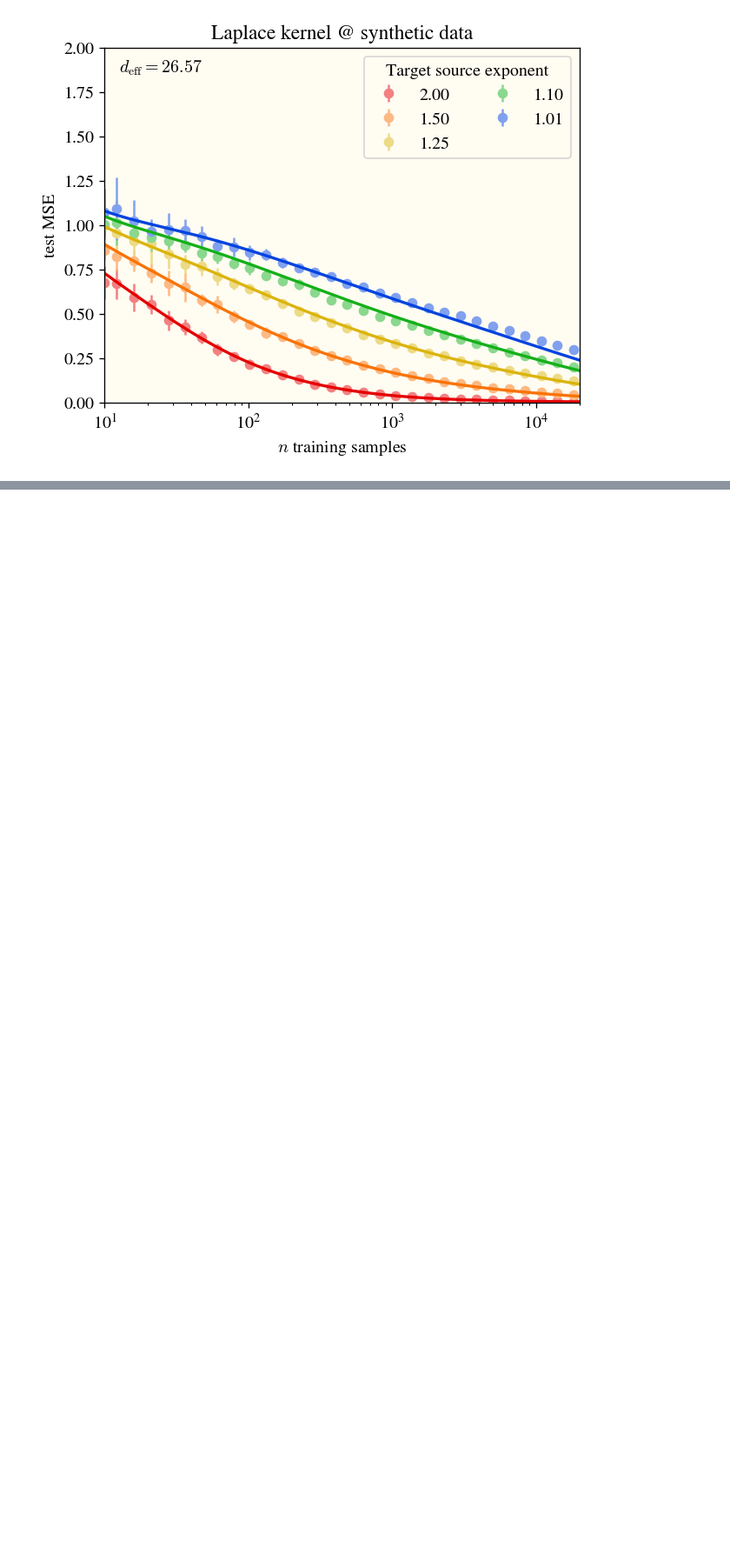
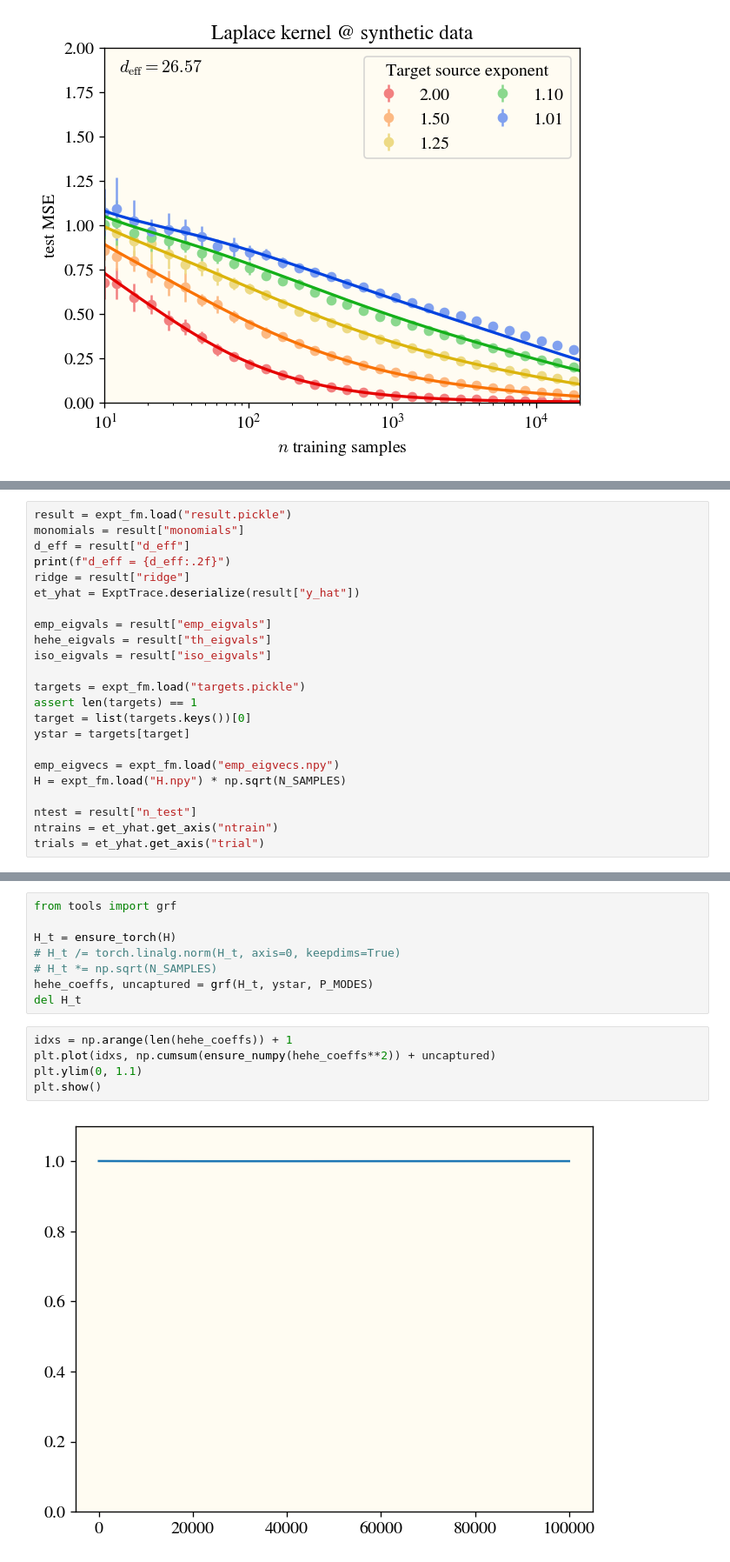
Before and after one commit to james-simon/feature_recombination, a Jupyter notebook: notebooks/learning-curves.ipynb, the cells around one changed output, grey strips where cells are left out. Shown at 87% size. Drawn from its saved outputs; the diff is of its cells as text; blank space fills up the shorter version.

```diff
--- a/notebooks/learning-curves.ipynb
+++ b/notebooks/learning-curves.ipynb
@@ -408,0 +450,23 @@ plt.show()
+# %%
+result = expt_fm.load("result.pickle")
+monomials = result["monomials"]
+d_eff = result["d_eff"]
+print(f"d_eff = {d_eff:.2f}")
+ridge = result["ridge"]
+et_yhat = ExptTrace.deserialize(result["y_hat"])
+
+emp_eigvals = result["emp_eigvals"]
+hehe_eigvals = result["th_eigvals"]
+iso_eigvals = result["iso_eigvals"]
+
+targets = expt_fm.load("targets.pickle")
+assert len(targets) == 1
+target = list(targets.keys())[0]
+ystar = targets[target]
+
+emp_eigvecs = expt_fm.load("emp_eigvecs.npy")
+H = expt_fm.load("H.npy") * np.sqrt(N_SAMPLES)
+
+ntest = result["n_test"]
+ntrains = et_yhat.get_axis("ntrain")
+trials = et_yhat.get_axis("trial")
@@ -408,0 +480,15 @@ plt.show()
+# %%
+from tools import grf
+
+H_t = ensure_torch(H)
+# H_t /= torch.linalg.norm(H_t, axis=0, keepdims=True)
+# H_t *= np.sqrt(N_SAMPLES)
+hehe_coeffs, uncaptured = grf(H_t, ystar, P_MODES)
+del H_t
+# %%
+idxs = np.arange(len(hehe_coeffs)) + 1
+plt.plot(idxs, np.cumsum(ensure_numpy(hehe_coeffs**2)) + uncaptured)
+plt.ylim(0, 1.1)
+plt.show()
+# %% [output]
+[figure, added]
```
Also changed, not shown: parts of 6 cells of this notebook, 6 other files.
